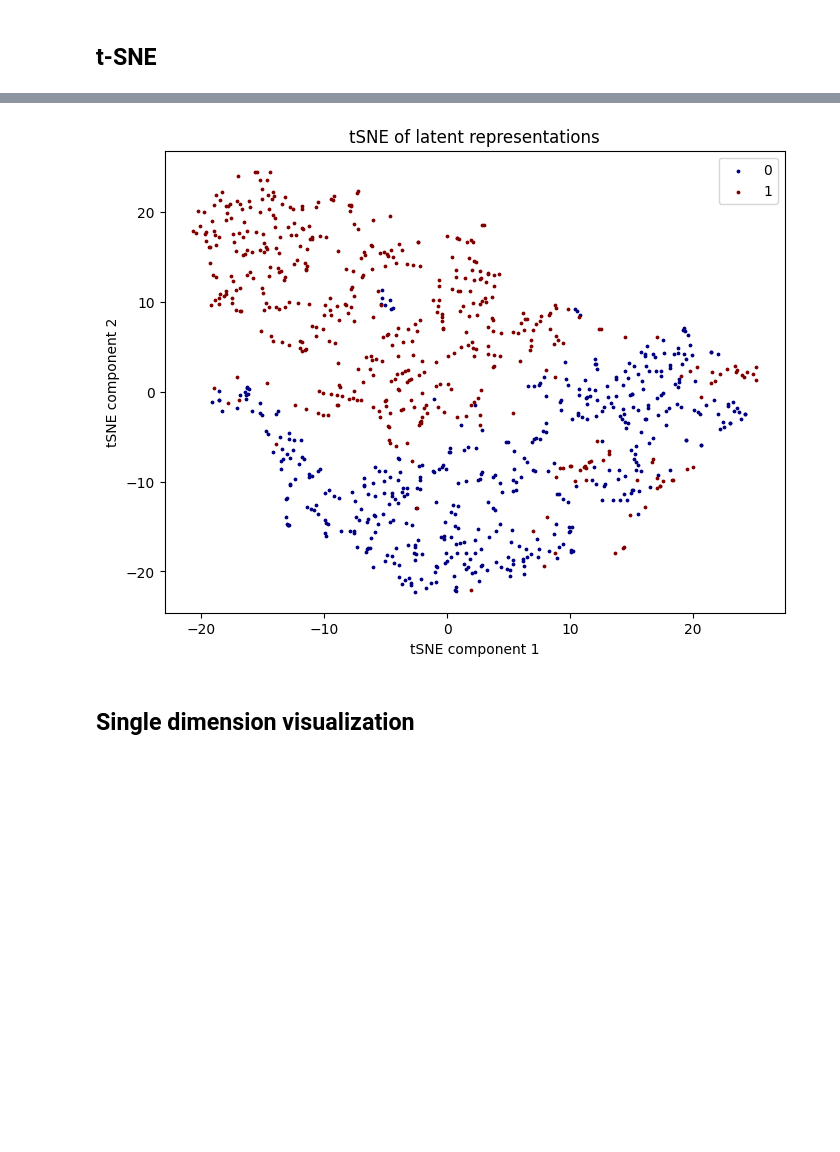
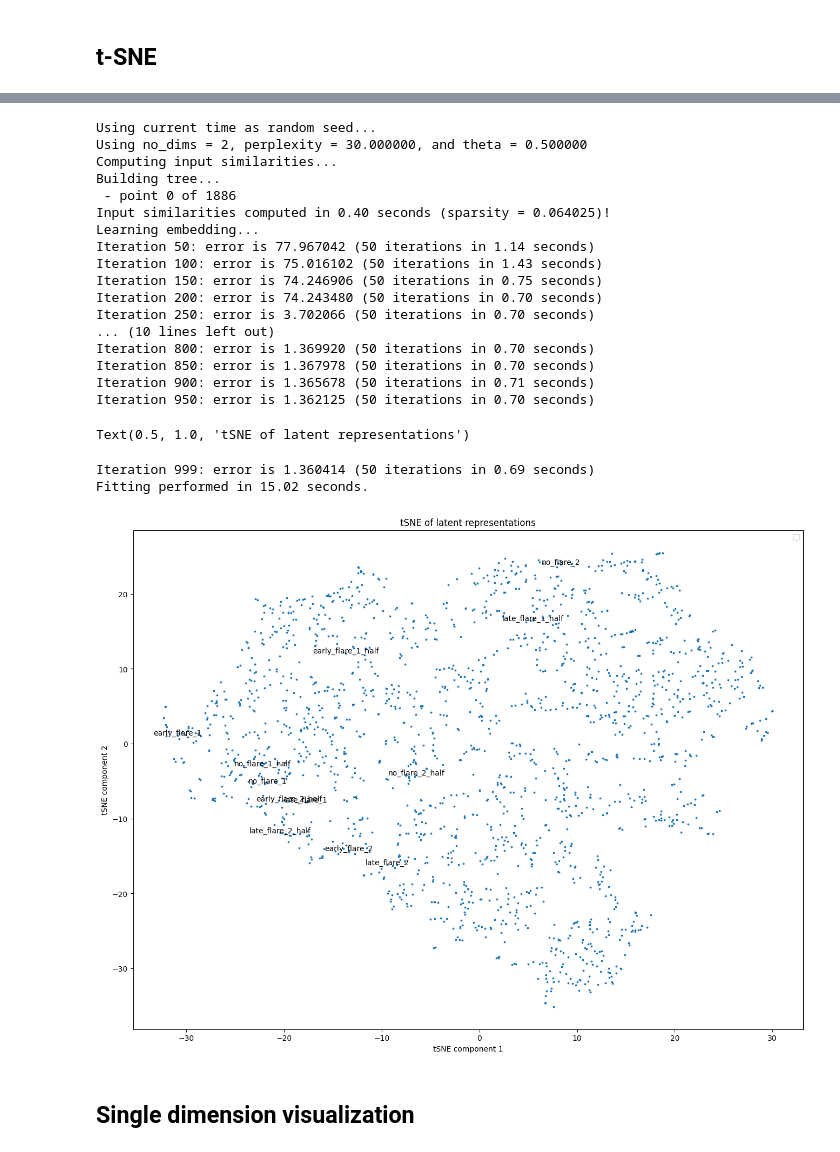
Before and after one commit to villrv/ppae, a Jupyter notebook: chandra_visualization.ipynb, the cells around one changed output, grey strips where cells are left out. Saved outputs shown, nothing was run; the diff lists cells and outputs as text; code cells hidden in the pictures; blank space fills up the shorter version.

```diff
--- a/chandra_visualization.ipynb
+++ b/chandra_visualization.ipynb
@@ -31,6 +31,7 @@ for key in list(d.keys()):
     event_class = d[key][0]
     event_list = d[key][1]
     length = len(event_list)
+    event_list[:,0] = event_list[:,0] - min(event_list[:,0])
     T = max(event_list[:,0]) - min(event_list[:,0])
     if length > length_threshold or T > T_threshold:
         continue
@@ -38,9 +39,5 @@ for key in list(d.keys()):
         lengths.append(length)
         Ts.append(T)
         data_lst.append({'class':event_class,'event_list':event_list})
-
-B = 16
-data = RealEventsDataset(data_lst,t_scale=t_scale)
-loader = DataLoader(data, batch_size=B, shuffle=True, num_workers=4, collate_fn=padding_collate_fn)
 lengths = np.array(lengths)
 Ts = np.array(Ts)
@@ -55,0 +44,9 @@ Ts = np.array(Ts)
+# %%
+# append another class, containing all halved event lists
+N = len(data_lst)
+for n in range(N):
+    times = data_lst[n]['event_list']
+    event_class = data_lst[n]['class']
+    T = max(times[:,0])
+    indices = times[:,0] < T / 2
+    data_lst.append({'class':event_class+2,'event_list':times[indices,:]})
@@ -139,21 +182,37 @@ No artists with labels found to put in legend.  Note that artists whose label st
 # %% [markdown]
 ## t-SNE
 # %%
+# from bhtsne import tsne
+# data_nd_tsne = tsne(z.numpy().astype(np.float64))
+
+# labels = collated_outputs['class'].numpy()
+# unique_labels = np.unique(labels)
+# colors = plt.cm.jet(np.linspace(0, 1, len(unique_labels)))
+
+# plt.figure(figsize=(16, 12))
+# for i, label in enumerate(unique_labels):
+#     idx = labels == label
+#     plt.scatter(data_nd_tsne[idx, 0], data_nd_tsne[idx, 1], color=colors[i], label=label, marker='o',s=3)
+
+# plt.xlabel('tSNE component 1')
+# plt.ylabel('tSNE component 2')
+# plt.legend(loc='best')
+# plt.title('tSNE of latent representations')
+# plt.savefig(f'../plots/tSNE.png')
+
 from bhtsne import tsne
 data_nd_tsne = tsne(z.numpy().astype(np.float64))
 
-labels = collated_outputs['class'].numpy()
-unique_labels = np.unique(labels)
-colors = plt.cm.jet(np.linspace(0, 1, len(unique_labels)))
+plt.figure(figsize=(16, 12))
+plt.scatter(data_nd_tsne[:, 0], data_nd_tsne[:, 1], marker='o',s=3)
 
-plt.figure(figsize=(8, 6))
-for i, label in enumerate(unique_labels):
-    idx = labels == label
-    plt.scatter(data_nd_tsne[idx, 0], data_nd_tsne[idx, 1], color=colors[i], label=label, marker='o',s=3)
+for k, v in special_labels.items():
+    x, y = data_nd_tsne[v, :]  # 15th point (indexing starts from 0)
+    plt.annotate(k, (x, y), textcoords="offset points", xytext=(0,0), ha='center')
 
 plt.xlabel('tSNE component 1')
 plt.ylabel('tSNE component 2')
 plt.legend(loc='best')
 plt.title('tSNE of latent representations')
-plt.show()
+# plt.savefig(f'../plots/tSNE.png')
 # %% [output]
@@ -177,4 +220,24 @@ Fitting performed in 6.75 seconds.
+Using current time as random seed...
+Using no_dims = 2, perplexity = 30.000000, and theta = 0.500000
+Computing input similarities...
+Building tree...
+ - point 0 of 1886
+Input similarities computed in 0.40 seconds (sparsity = 0.064025)!
+Learning embedding...
+Iteration 50: error is 77.967042 (50 iterations in 1.14 seconds)
+Iteration 100: error is 75.016102 (50 iterations in 1.43 seconds)
+Iteration 150: error is 74.246906 (50 iterations in 0.75 seconds)
+Iteration 200: error is 74.243480 (50 iterations in 0.70 seconds)
+Iteration 250: error is 3.702066 (50 iterations in 0.70 seconds)
+... (10 lines left out)
+Iteration 800: error is 1.369920 (50 iterations in 0.70 seconds)
+Iteration 850: error is 1.367978 (50 iterations in 0.70 seconds)
+Iteration 900: error is 1.365678 (50 iterations in 0.71 seconds)
+Iteration 950: error is 1.362125 (50 iterations in 0.70 seconds)
+Text(0.5, 1.0, 'tSNE of latent representations')
+Iteration 999: error is 1.360414 (50 iterations in 0.69 seconds)
+Fitting performed in 15.02 seconds.
-[figure, old version]
+[figure, new version]
 # %% [markdown]
 ## Single dimension visualization
 # %%
```
Also changed, not shown: parts of 7 cells of this notebook, 49 other files.
